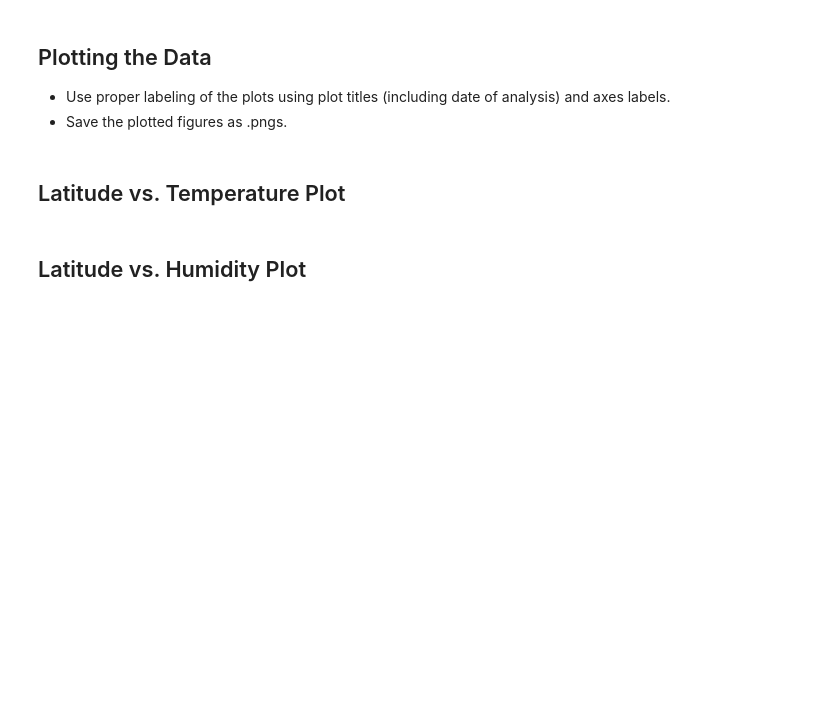
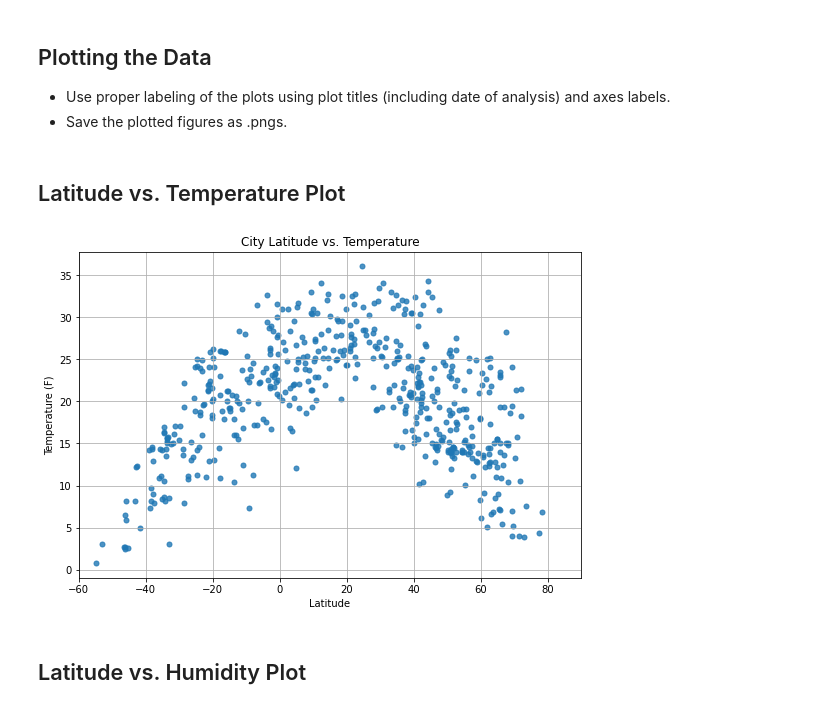
Before and after one commit to taylorsyde/api-challenge, a Jupyter notebook: starter_code/WeatherPy.ipynb, the cells around one changed output. Drawn from its saved outputs; the diff is of its cells as text; code cells hidden in the pictures; blank space fills up the shorter version.

Commit message:
first group of scatterplots complete

```diff
--- a/starter_code/WeatherPy.ipynb
+++ b/starter_code/WeatherPy.ipynb
@@ -58,6 +58,7 @@ len(cities)
 city_list = []
 latitude = []
 temp = []
+max_temp = []
 humidity = []
 cloudiness = []
 wind_speed = []
@@ -78,7 +79,7 @@ print('-----------------------------')
 query_url = f'http://api.openweathermap.org/data/2.5/weather?appid={weather_api_key}&units={units}&q='
 
 # loop through cities to collect currect weather data
-for city in cities[:25]:
+for city in cities:
     # Create search query, make request and store in json
     response_json = requests.get(query_url + city).json()
 
@@ -86,6 +87,7 @@ for city in cities[:25]:
     try:
         latitude.append(response_json['coord']['lat'])
         temp.append(response_json['main']['temp'])
+        max_temp.append(response_json['main']['temp_max'])
         humidity.append(response_json['main']['humidity'])
         cloudiness.append(response_json['clouds']['all'])
         wind_speed.append(response_json['wind']['speed'])
@@ -125,10 +127,13 @@ weather_data = pd.DataFrame({
     'City': city_list,
     'Latitude': latitude,
     'Temperature (F)': temp,
+    'Max Temp (F)': max_temp,
     'Humidity (%)': humidity,
     'Cloudiness (%)': cloudiness,
     'Wind Speed (mph)': wind_speed
 })
 
-weather_data
-#weather_data = weather_data.set_index('City')
+#set the city to the index
+weather_data = weather_data.set_index('City')
+
+#weather_data
@@ -162,8 +144,18 @@ Skip this step if there are no cities that have humidity > 100%.
+# %%
+clean_weather_data = weather_data.loc[(weather_data['Humidity (%)'] < 100),:]
 # %% [markdown]
 ## Plotting the Data
 * Use proper labeling of the plots using plot titles (including date of analysis) and axes labels.
 * Save the plotted figures as .pngs.
 # %% [markdown]
 ## Latitude vs. Temperature Plot
+# %%
+clean_weather_data.plot(kind='scatter', x='Latitude', y='Temperature (F)', grid=True, figsize=(9,6),
+              title='City Latitude vs. Temperature', s=25, alpha=0.8, xlim=(-60,90))
+
+plt.savefig('../Output/lat_v_temp', pad_inches=0.1, facecolor='w')
+plt.show()
+# %% [output]
+[figure, added]
 # %% [markdown]
 ## Latitude vs. Humidity Plot
```
Also changed, not shown: parts of 10 cells of this notebook, 5 other files.
